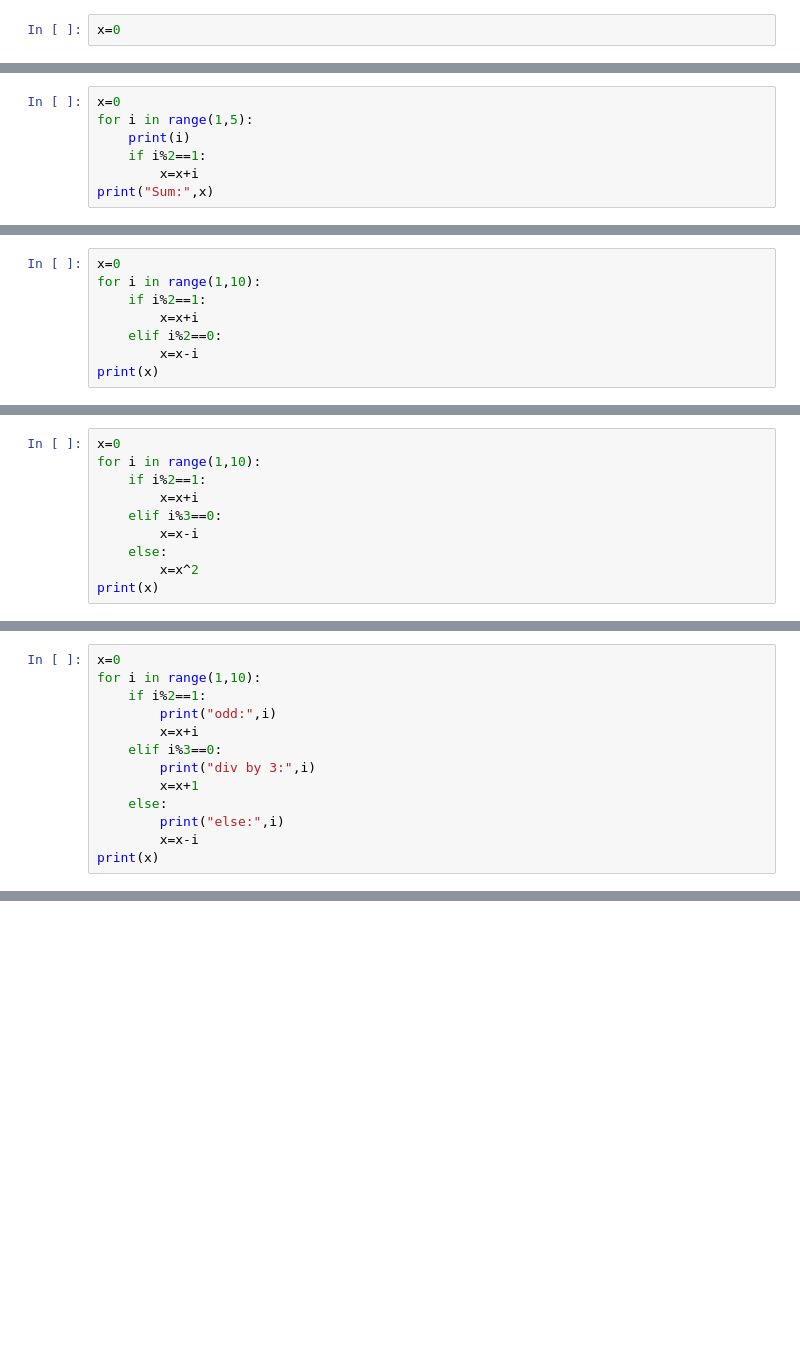
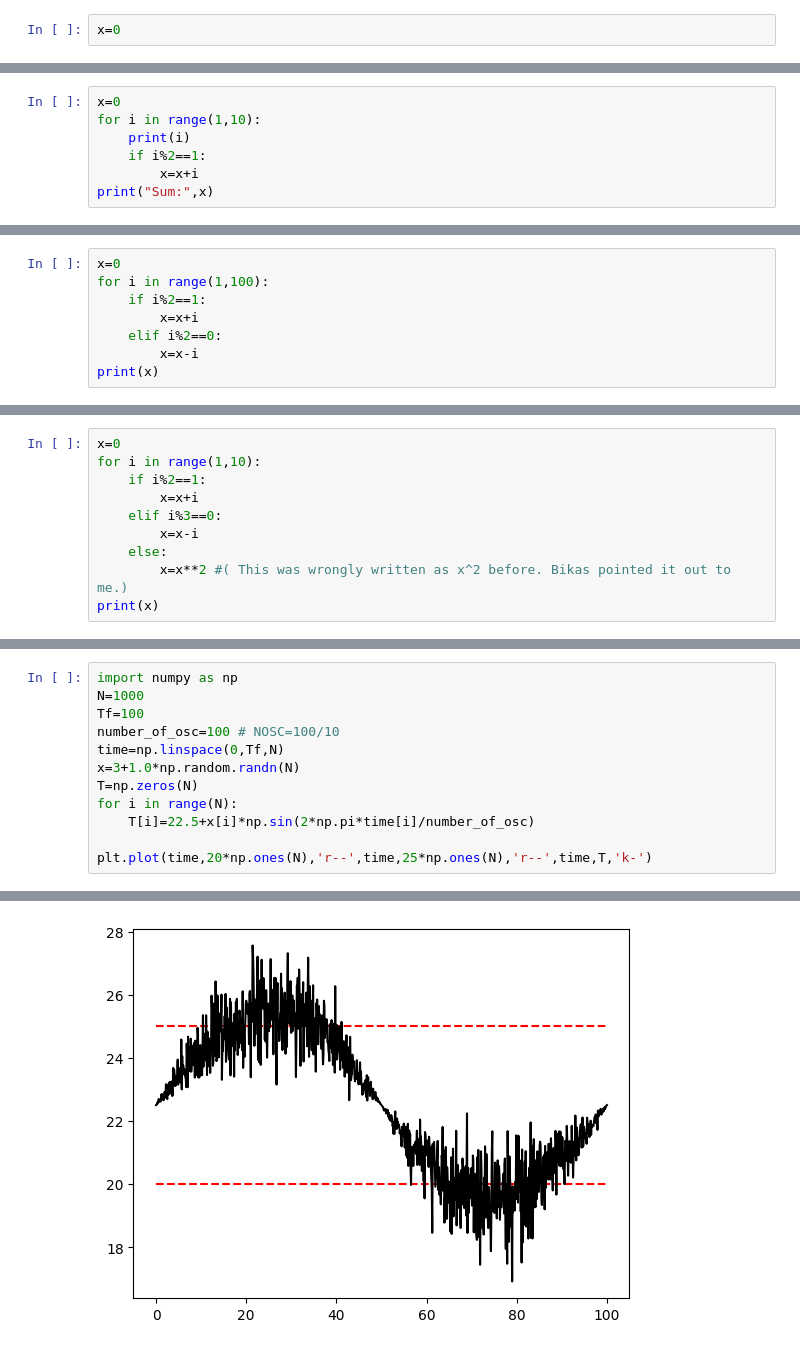
Before and after one commit to vinjanampathy/434_2024, a Jupyter notebook: 3.c_If_Then_Else.ipynb, the cells around one changed output, grey strips where cells are left out. Drawn from its saved outputs; the diff is of its cells as text; blank space fills up the shorter version.

```diff
--- a/3.c_If_Then_Else.ipynb
+++ b/3.c_If_Then_Else.ipynb
@@ -32,6 +46,6 @@ print("Sum:",x)
 # %%
 x=0
-for i in range(1,5):
+for i in range(1,10):
     print(i)
     if i%2==1:
         x=x+i
@@ -46,6 +80,6 @@ print("Sum:",x)
 # %%
 x=0
-for i in range(1,10):
+for i in range(1,100):
     if i%2==1:
         x=x+i
     elif i%2==0:
@@ -59,5 +95,5 @@ for i in range(1,10):
     elif i%3==0:
         x=x-i
     else:
-        x=x^2
+        x=x**2 #( This was wrongly written as x^2 before. Bikas pointed it out to me.)
 print(x)
@@ -64,13 +101,0 @@ print(x)
-# %%
-x=0
-for i in range(1,10):
-    if i%2==1:
-        print("odd:",i)
-        x=x+i
-    elif i%3==0:
-        print("div by 3:",i)
-        x=x+1
-    else:
-        print("else:",i)
-        x=x-i
-print(x)
@@ -76,0 +107,13 @@ print(x)
+# %%
+import numpy as np
+N=1000
+Tf=100
+number_of_osc=100 # NOSC=100/10
+time=np.linspace(0,Tf,N)
+x=3+1.0*np.random.randn(N)
+T=np.zeros(N)
+for i in range(N):
+    T[i]=22.5+x[i]*np.sin(2*np.pi*time[i]/number_of_osc)
+
+plt.plot(time,20*np.ones(N),'r--',time,25*np.ones(N),'r--',time,T,'k-')
+# %% [output]
@@ -76,0 +123 @@ print(x)
+[figure, added]
```
Also changed, not shown: parts of 10 cells of this notebook, 1 other file.
